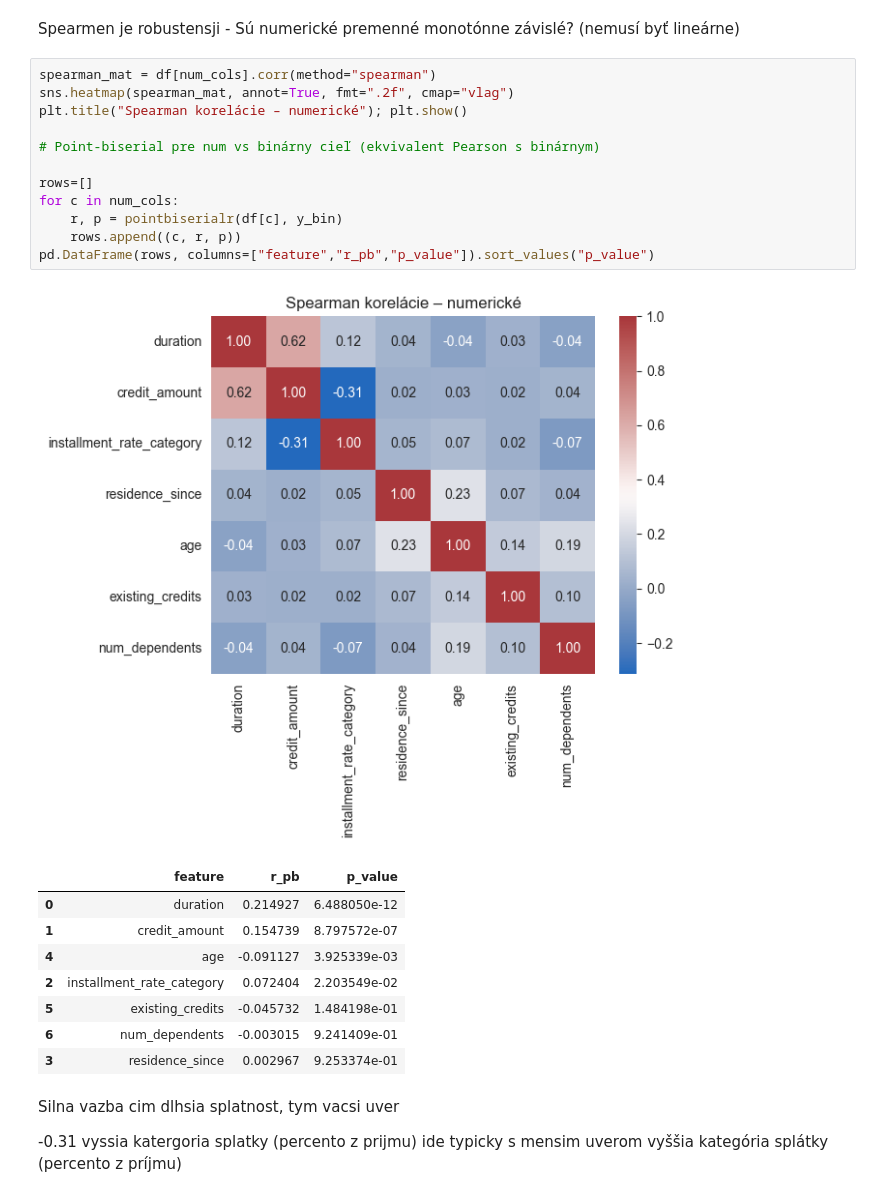
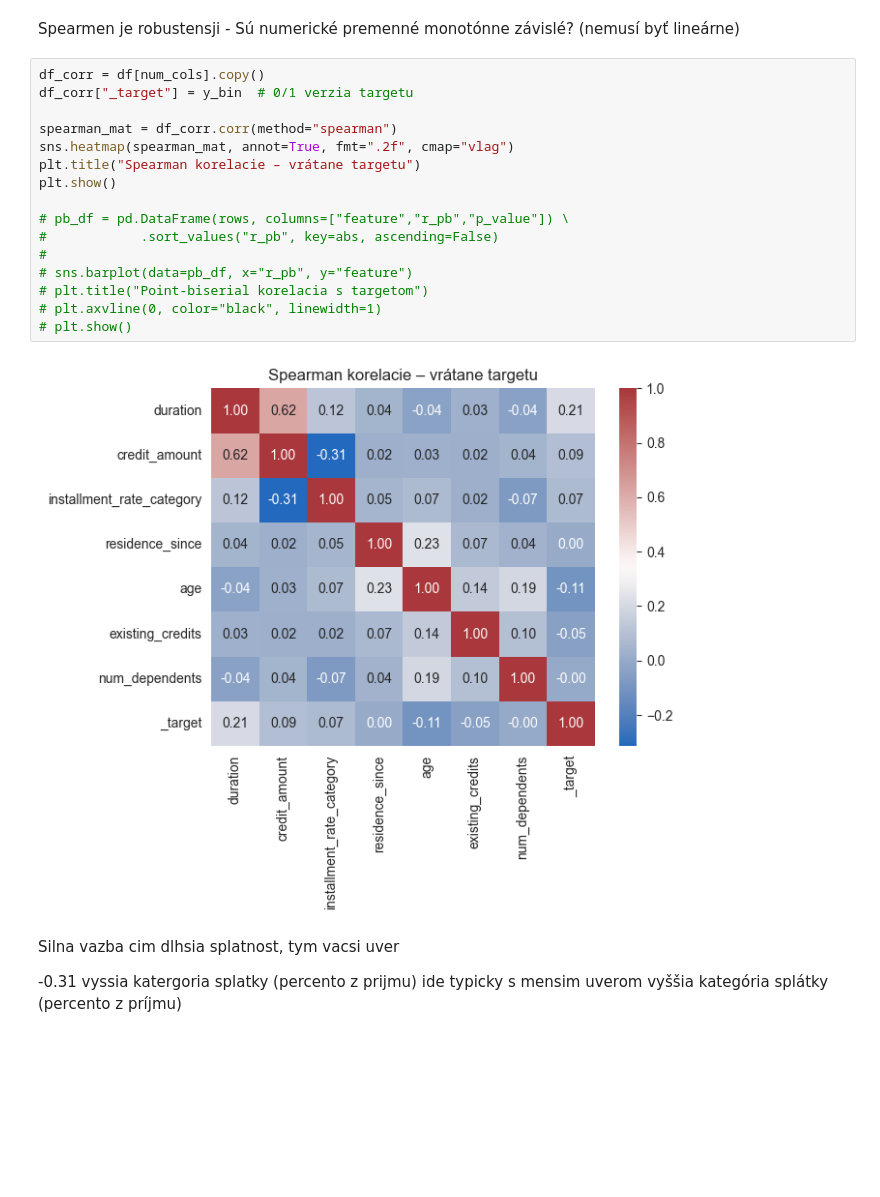
Before and after one commit to waspiix/ZNEUS_team_Stefanec-Horan, a Jupyter notebook: index.ipynb, the cells around one changed output. Saved outputs shown, nothing was run; the diff lists cells and outputs as text; blank space fills up the shorter version.

```diff
--- a/index.ipynb
+++ b/index.ipynb
@@ -345,27 +347,23 @@ Name: _y, dtype: float64
 # %% [markdown]
 Spearmen je robustensji - Sú numerické premenné monotónne závislé? (nemusí byť lineárne)
 # %%
-spearman_mat = df[num_cols].corr(method="spearman")
+df_corr = df[num_cols].copy()
+df_corr["_target"] = y_bin  # 0/1 verzia targetu
+
+spearman_mat = df_corr.corr(method="spearman")
 sns.heatmap(spearman_mat, annot=True, fmt=".2f", cmap="vlag")
-plt.title("Spearman korelácie – numerické"); plt.show()
+plt.title("Spearman korelacie – vrátane targetu")
+plt.show()
 
-# Point-biserial pre num vs binárny cieľ (ekvivalent Pearson s binárnym)
-
-rows=[]
-for c in num_cols:
-    r, p = pointbiserialr(df[c], y_bin)
-    rows.append((c, r, p))
-pd.DataFrame(rows, columns=["feature","r_pb","p_value"]).sort_values("p_value")
+# pb_df = pd.DataFrame(rows, columns=["feature","r_pb","p_value"]) \
+#            .sort_values("r_pb", key=abs, ascending=False)
+#
+# sns.barplot(data=pb_df, x="r_pb", y="feature")
+# plt.title("Point-biserial korelacia s targetom")
+# plt.axvline(0, color="black", linewidth=1)
+# plt.show()
 # %% [output]
-[figure, old version]
+[figure, new version]
-|  | feature | r_pb | p_value |
-| 0 | duration | 0.214927 | 6.488050e-12 |
-| 1 | credit_amount | 0.154739 | 8.797572e-07 |
-| 4 | age | -0.091127 | 3.925339e-03 |
-| 2 | installment_rate_category | 0.072404 | 2.203549e-02 |
-| 5 | existing_credits | -0.045732 | 1.484198e-01 |
-| 6 | num_dependents | -0.003015 | 9.241409e-01 |
-| 3 | residence_since | 0.002967 | 9.253374e-01 |
 # %% [markdown]
 Silna vazba cim dlhsia splatnost, tym vacsi uver
 
```
Also changed, not shown: parts of 8 cells of this notebook.
